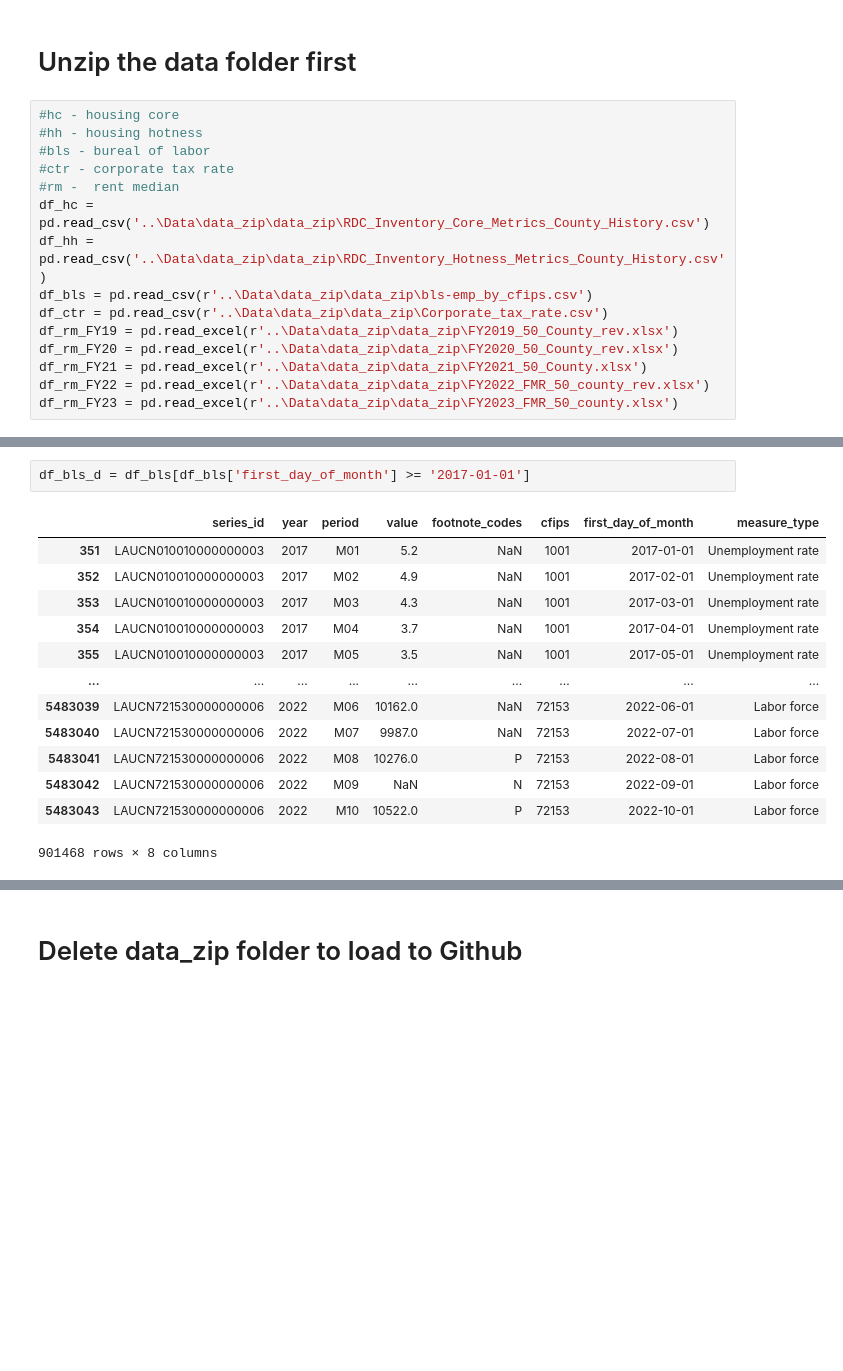
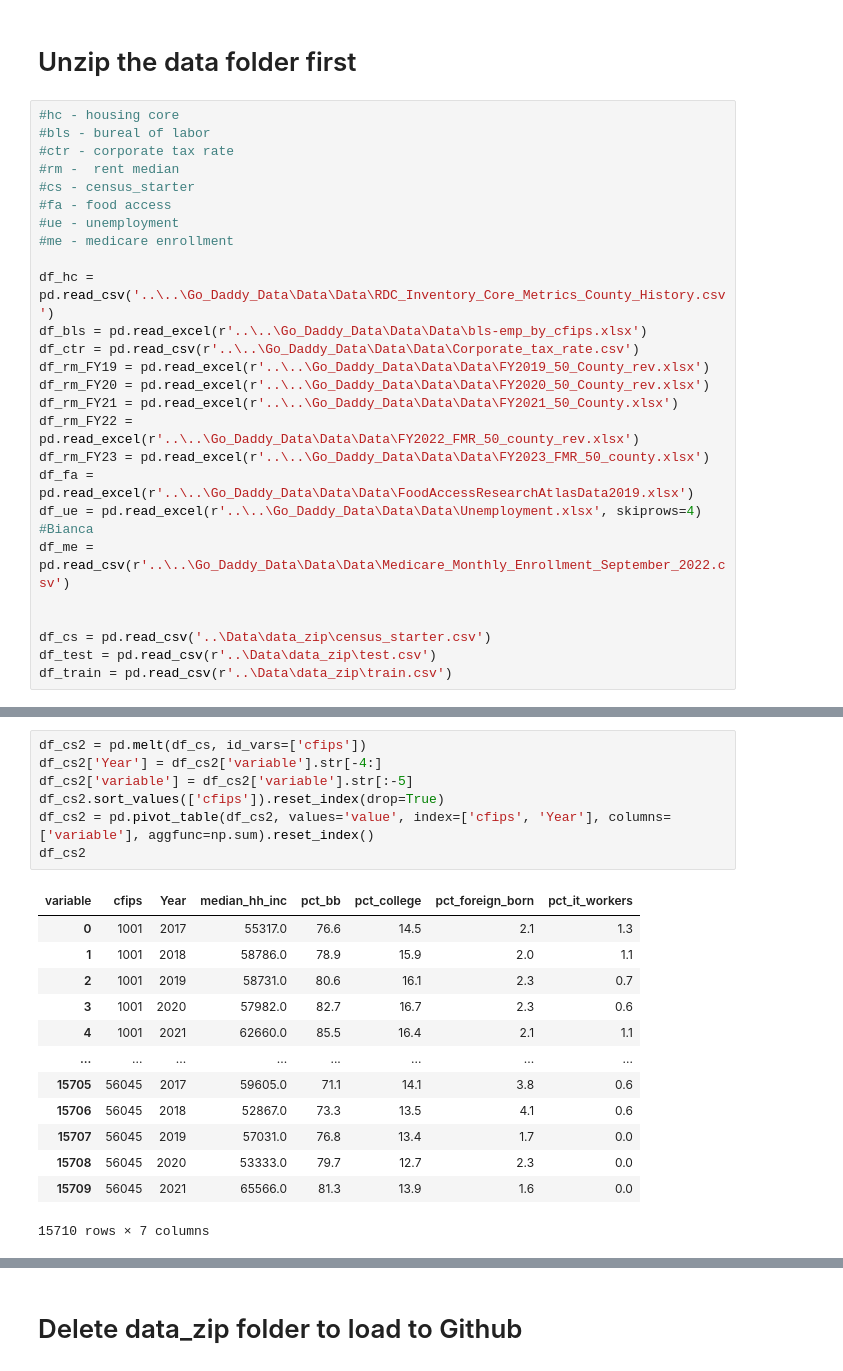
Before and after one commit to nahomjd/GoDaddy-Microbusiness_Desity_Forecasting, a Jupyter notebook: EDA/EDA_1.ipynb, the cells around one changed output, grey strips where cells are left out. Cells and saved outputs as stored; diff of their text form; blank space fills up the shorter version.

```diff
--- a/EDA/EDA_1.ipynb
+++ b/EDA/EDA_1.ipynb
@@ -7,16 +7,27 @@ import zipfile
 # Unzip the data folder first
 # %%
 #hc - housing core
-#hh - housing hotness
 #bls - bureal of labor
 #ctr - corporate tax rate
 #rm -  rent median
-df_hc = pd.read_csv('..\Data\data_zip\data_zip\RDC_Inventory_Core_Metrics_County_History.csv')
-df_hh = pd.read_csv('..\Data\data_zip\data_zip\RDC_Inventory_Hotness_Metrics_County_History.csv')
-df_bls = pd.read_csv(r'..\Data\data_zip\data_zip\bls-emp_by_cfips.csv')
-df_ctr = pd.read_csv(r'..\Data\data_zip\data_zip\Corporate_tax_rate.csv')
-df_rm_FY19 = pd.read_excel(r'..\Data\data_zip\data_zip\FY2019_50_County_rev.xlsx')
-df_rm_FY20 = pd.read_excel(r'..\Data\data_zip\data_zip\FY2020_50_County_rev.xlsx')
-df_rm_FY21 = pd.read_excel(r'..\Data\data_zip\data_zip\FY2021_50_County.xlsx')
-df_rm_FY22 = pd.read_excel(r'..\Data\data_zip\data_zip\FY2022_FMR_50_county_rev.xlsx')
-df_rm_FY23 = pd.read_excel(r'..\Data\data_zip\data_zip\FY2023_FMR_50_county.xlsx')
+#cs - census_starter
+#fa - food access
+#ue - unemployment
+#me - medicare enrollment
+
+df_hc = pd.read_csv('..\..\Go_Daddy_Data\Data\Data\RDC_Inventory_Core_Metrics_County_History.csv')
+df_bls = pd.read_excel(r'..\..\Go_Daddy_Data\Data\Data\bls-emp_by_cfips.xlsx')
+df_ctr = pd.read_csv(r'..\..\Go_Daddy_Data\Data\Data\Corporate_tax_rate.csv')
+df_rm_FY19 = pd.read_excel(r'..\..\Go_Daddy_Data\Data\Data\FY2019_50_County_rev.xlsx')
+df_rm_FY20 = pd.read_excel(r'..\..\Go_Daddy_Data\Data\Data\FY2020_50_County_rev.xlsx')
+df_rm_FY21 = pd.read_excel(r'..\..\Go_Daddy_Data\Data\Data\FY2021_50_County.xlsx')
+df_rm_FY22 = pd.read_excel(r'..\..\Go_Daddy_Data\Data\Data\FY2022_FMR_50_county_rev.xlsx')
+df_rm_FY23 = pd.read_excel(r'..\..\Go_Daddy_Data\Data\Data\FY2023_FMR_50_county.xlsx')
+df_fa = pd.read_excel(r'..\..\Go_Daddy_Data\Data\Data\FoodAccessResearchAtlasData2019.xlsx')
+df_ue = pd.read_excel(r'..\..\Go_Daddy_Data\Data\Data\Unemployment.xlsx', skiprows=4) #Bianca
+df_me = pd.read_csv(r'..\..\Go_Daddy_Data\Data\Data\Medicare_Monthly_Enrollment_September_2022.csv')
+
+
+df_cs = pd.read_csv('..\Data\data_zip\census_starter.csv')
+df_test = pd.read_csv(r'..\Data\data_zip\test.csv')
+df_train = pd.read_csv(r'..\Data\data_zip\train.csv')
@@ -23,16 +56,21 @@ df_rm_FY23 = pd.read_excel(r'..\Data\data_zip\data_zip\FY2023_FMR_50_county.xlsx
 # %%
-df_bls_d = df_bls[df_bls['first_day_of_month'] >= '2017-01-01']
+df_cs2 = pd.melt(df_cs, id_vars=['cfips'])
+df_cs2['Year'] = df_cs2['variable'].str[-4:]
+df_cs2['variable'] = df_cs2['variable'].str[:-5]
+df_cs2.sort_values(['cfips']).reset_index(drop=True)
+df_cs2 = pd.pivot_table(df_cs2, values='value', index=['cfips', 'Year'], columns=['variable'], aggfunc=np.sum).reset_index()
+df_cs2
 # %% [output]
-|  | series_id | year | period | value | footnote_codes | cfips | first_day_of_month | measure_type |
-| 351 | LAUCN010010000000003 | 2017 | M01 | 5.2 | NaN | 1001 | 2017-01-01 | Unemployment rate |
-| 352 | LAUCN010010000000003 | 2017 | M02 | 4.9 | NaN | 1001 | 2017-02-01 | Unemployment rate |
-| 353 | LAUCN010010000000003 | 2017 | M03 | 4.3 | NaN | 1001 | 2017-03-01 | Unemployment rate |
-| 354 | LAUCN010010000000003 | 2017 | M04 | 3.7 | NaN | 1001 | 2017-04-01 | Unemployment rate |
-| 355 | LAUCN010010000000003 | 2017 | M05 | 3.5 | NaN | 1001 | 2017-05-01 | Unemployment rate |
-| ... | ... | ... | ... | ... | ... | ... | ... | ... |
-| 5483039 | LAUCN721530000000006 | 2022 | M06 | 10162.0 | NaN | 72153 | 2022-06-01 | Labor force |
-| 5483040 | LAUCN721530000000006 | 2022 | M07 | 9987.0 | NaN | 72153 | 2022-07-01 | Labor force |
-| 5483041 | LAUCN721530000000006 | 2022 | M08 | 10276.0 | P | 72153 | 2022-08-01 | Labor force |
-| 5483042 | LAUCN721530000000006 | 2022 | M09 | NaN | N | 72153 | 2022-09-01 | Labor force |
-| 5483043 | LAUCN721530000000006 | 2022 | M10 | 10522.0 | P | 72153 | 2022-10-01 | Labor force |
+| variable | cfips | Year | median_hh_inc | pct_bb | pct_college | pct_foreign_born | pct_it_workers |
+| 0 | 1001 | 2017 | 55317.0 | 76.6 | 14.5 | 2.1 | 1.3 |
+| 1 | 1001 | 2018 | 58786.0 | 78.9 | 15.9 | 2.0 | 1.1 |
+| 2 | 1001 | 2019 | 58731.0 | 80.6 | 16.1 | 2.3 | 0.7 |
+| 3 | 1001 | 2020 | 57982.0 | 82.7 | 16.7 | 2.3 | 0.6 |
+| 4 | 1001 | 2021 | 62660.0 | 85.5 | 16.4 | 2.1 | 1.1 |
+| ... | ... | ... | ... | ... | ... | ... | ... |
+| 15705 | 56045 | 2017 | 59605.0 | 71.1 | 14.1 | 3.8 | 0.6 |
+| 15706 | 56045 | 2018 | 52867.0 | 73.3 | 13.5 | 4.1 | 0.6 |
+| 15707 | 56045 | 2019 | 57031.0 | 76.8 | 13.4 | 1.7 | 0.0 |
+| 15708 | 56045 | 2020 | 53333.0 | 79.7 | 12.7 | 2.3 | 0.0 |
+| 15709 | 56045 | 2021 | 65566.0 | 81.3 | 13.9 | 1.6 | 0.0 |
-901468 rows × 8 columns
+15710 rows × 7 columns
```
Also changed, not shown: parts of 19 cells of this notebook, 1 other file.
